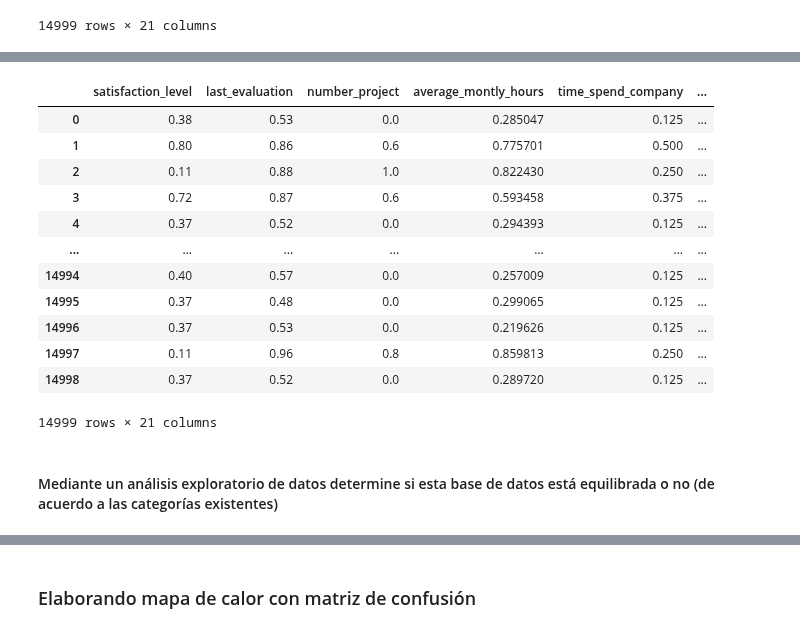
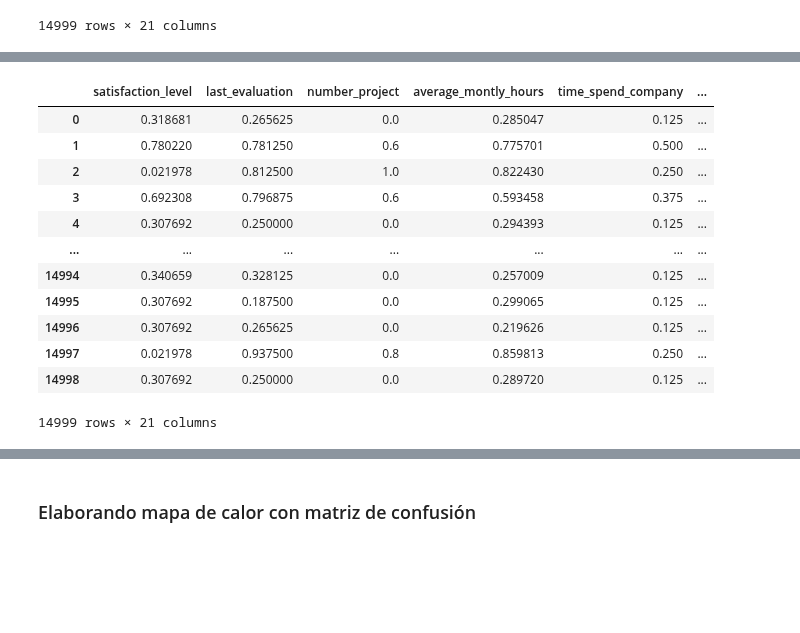
Before and after one commit to Benmaza/Benmaza, a Jupyter notebook: EBAC/Tareas/TareaM21-CD-RubenMaza.ipynb, the cells around one changed output, grey strips where cells are left out. Drawn from its saved outputs; the diff is of its cells as text; code cells hidden in the pictures; blank space fills up the shorter version.

Commit message:
se termina actividad 21 de la materia de ciencia de datos

```diff
--- a/EBAC/Tareas/TareaM21-CD-RubenMaza.ipynb
+++ b/EBAC/Tareas/TareaM21-CD-RubenMaza.ipynb
@@ -48,25 +71,25 @@ data
 # %%
-# Normalizacion de average_montly_hours, time_spend_company y number_project
+# Normalizacion de las categorias
 # para tener valores entre 0 y 1
 # se usa la formula (x - min(x)) / (max(x) - min(x))
 
 data['average_montly_hours'] = (data['average_montly_hours'] - data['average_montly_hours'].min()) / (data['average_montly_hours'].max() - data['average_montly_hours'].min())
 data['time_spend_company'] = (data['time_spend_company'] - data['time_spend_company'].min()) / (data['time_spend_company'].max() - data['time_spend_company'].min())
 data['number_project'] = (data['number_project'] - data['number_project'].min()) / (data['number_project'].max() - data['number_project'].min())
+data['satisfaction_level'] = (data['satisfaction_level'] - data['satisfaction_level'].min()) / (data['satisfaction_level'].max() - data['satisfaction_level'].min())
+data['last_evaluation'] = (data['last_evaluation'] - data['last_evaluation'].min()) / (data['last_evaluation'].max() - data['last_evaluation'].min())
 data
 # %% [output]
 |  | satisfaction_level | last_evaluation | number_project | average_montly_hours | time_spend_company | ... |
-| 0 | 0.38 | 0.53 | 0.0 | 0.285047 | 0.125 | ... |
-| 1 | 0.80 | 0.86 | 0.6 | 0.775701 | 0.500 | ... |
-| 2 | 0.11 | 0.88 | 1.0 | 0.822430 | 0.250 | ... |
-| 3 | 0.72 | 0.87 | 0.6 | 0.593458 | 0.375 | ... |
-| 4 | 0.37 | 0.52 | 0.0 | 0.294393 | 0.125 | ... |
+| 0 | 0.318681 | 0.265625 | 0.0 | 0.285047 | 0.125 | ... |
+| 1 | 0.780220 | 0.781250 | 0.6 | 0.775701 | 0.500 | ... |
+| 2 | 0.021978 | 0.812500 | 1.0 | 0.822430 | 0.250 | ... |
+| 3 | 0.692308 | 0.796875 | 0.6 | 0.593458 | 0.375 | ... |
+| 4 | 0.307692 | 0.250000 | 0.0 | 0.294393 | 0.125 | ... |
 | ... | ... | ... | ... | ... | ... | ... |
-| 14994 | 0.40 | 0.57 | 0.0 | 0.257009 | 0.125 | ... |
-| 14995 | 0.37 | 0.48 | 0.0 | 0.299065 | 0.125 | ... |
-| 14996 | 0.37 | 0.53 | 0.0 | 0.219626 | 0.125 | ... |
-| 14997 | 0.11 | 0.96 | 0.8 | 0.859813 | 0.250 | ... |
-| 14998 | 0.37 | 0.52 | 0.0 | 0.289720 | 0.125 | ... |
+| 14994 | 0.340659 | 0.328125 | 0.0 | 0.257009 | 0.125 | ... |
+| 14995 | 0.307692 | 0.187500 | 0.0 | 0.299065 | 0.125 | ... |
+| 14996 | 0.307692 | 0.265625 | 0.0 | 0.219626 | 0.125 | ... |
+| 14997 | 0.021978 | 0.937500 | 0.8 | 0.859813 | 0.250 | ... |
+| 14998 | 0.307692 | 0.250000 | 0.0 | 0.289720 | 0.125 | ... |
 14999 rows × 21 columns
-# %% [markdown]
-#### Mediante un análisis exploratorio de datos determine si esta base de datos está equilibrada o no (de acuerdo a las categorías existentes)
```
Also changed, not shown: parts of 11 cells of this notebook.
